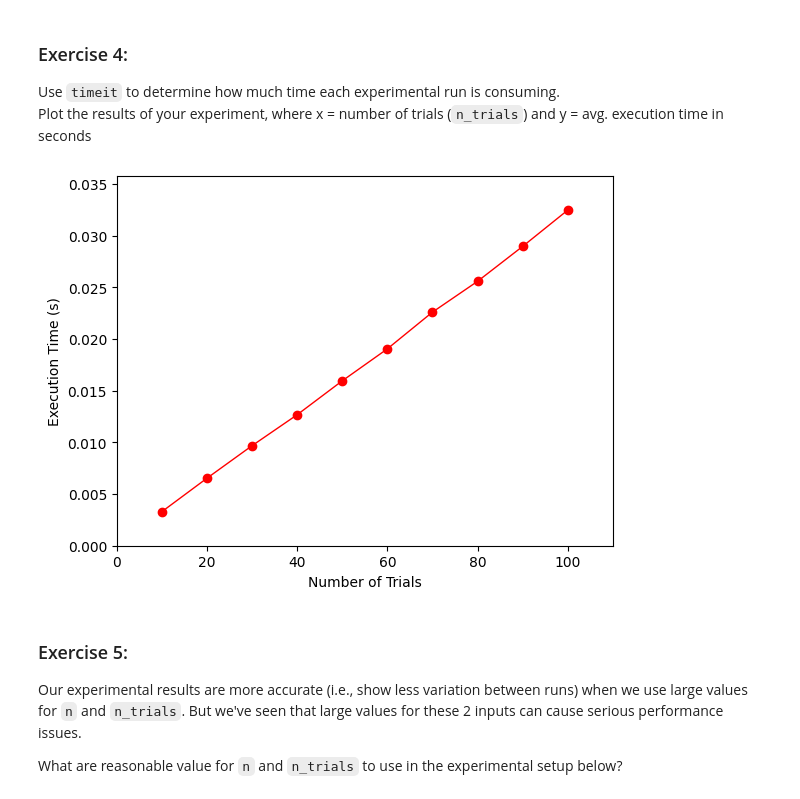
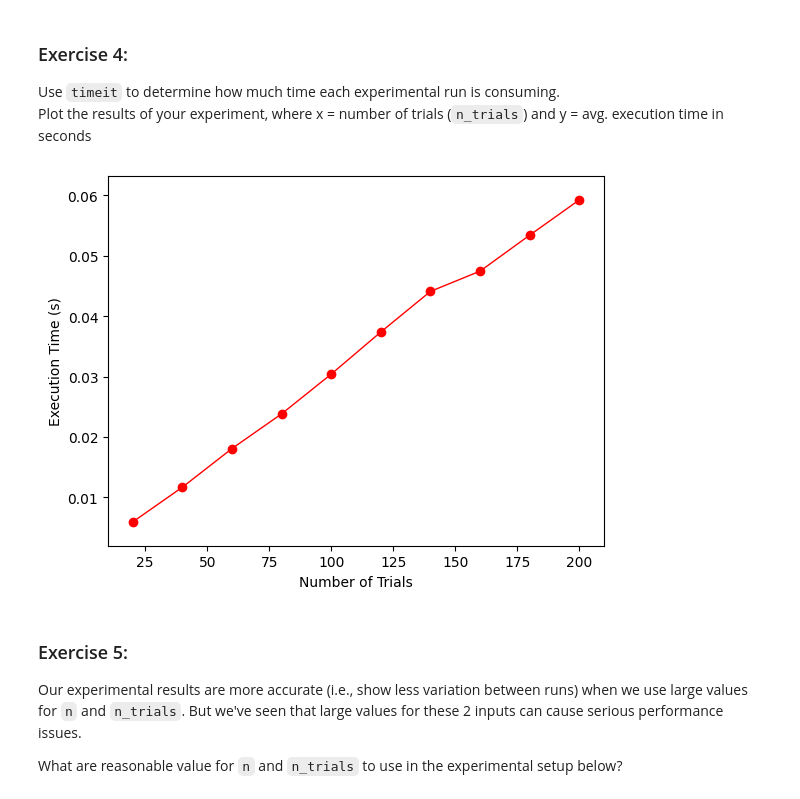
Before and after one commit to zhdavidlu/cap-comp215, a Jupyter notebook: labs/lab04-graphs.ipynb, the cells around one changed output. Saved outputs shown, nothing was run; the diff lists cells and outputs as text; code cells hidden in the pictures.

```diff
--- a/labs/lab04-graphs.ipynb
+++ b/labs/lab04-graphs.ipynb
@@ -207,27 +207,36 @@ Plot the results of your experiment, where x = number of trials (`n_trials`) and
 # %%
 # Solution for Ex. 4 here...
 
-num_runs = 100  # More runs = more reliable average time result
+num_runs = 80  # More runs = more reliable average time result
 
-num_trials = [i for i in range(10, 110, 10)]
+num_trials = [i for i in range(20, 220, 20)]
 exec_times = [0] * num_runs
 
 for i in range(num_runs):
 
     exec_times[i] = [timeit(lambda: proportion_connected(n, p, n_trials = num), number = 1)
                     for num in num_trials]
 
 times_by_num_trials = zip(*exec_times)  # Repackage list
-avg_exec_time = [sum(times)/num_runs for times in times_by_num_trials]
+time = [sum(times)/num_runs for times in times_by_num_trials]
 
-y_max = avg_exec_time[-1] + avg_exec_time[0]
-plt.plot(num_trials, avg_exec_time, 'o-r', linewidth = 1)
-plt.axis(xmin = 0, xmax = 110, ymin = 0, ymax = y_max)
+x_pad = 10
+y_pad = x_pad * (time[-1] - time[0])/180 * 6.4/4.8
+
+x_min = 20 - x_pad
+x_max = 200 + x_pad
+y_min = time[0] - y_pad
+y_max = time[-1] + y_pad
+
+# y_max = avg_exec_time[-1] + avg_exec_time[0]
+
+plt.plot(num_trials, time, 'o-r', linewidth = 1)
+plt.axis((x_min, x_max, y_min, y_max))
 plt.xlabel('Number of Trials')
 plt.ylabel('Execution Time (s)')
 plt.show()
 # %% [output]
-[figure, old version]
+[figure, new version]
 # %% [markdown]
 ### Exercise 5:
 Our experimental results are more accurate (i.e., show less variation between runs) when we use large values for `n` and `n_trials`.  But we've seen that large values for these 2 inputs can cause serious performance issues.
```
Also changed, not shown: parts of 6 cells of this notebook.
